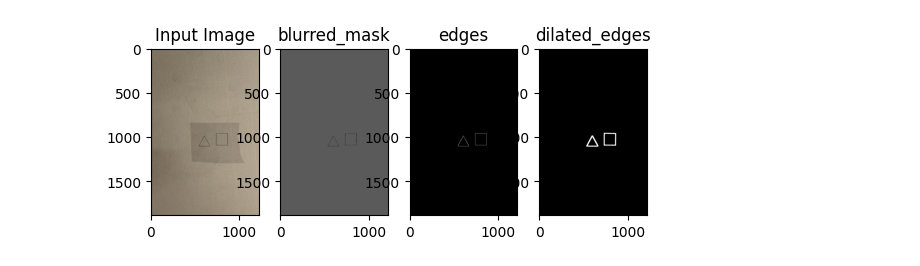
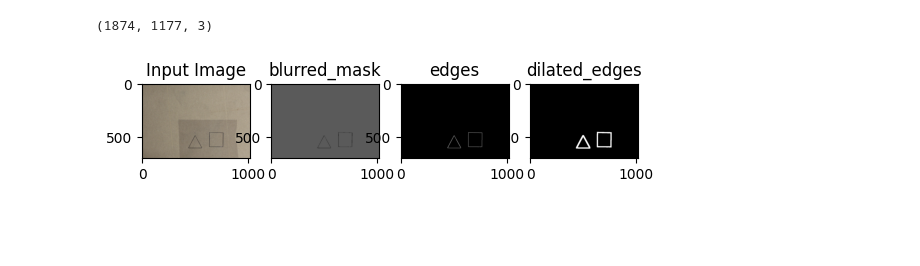
Before and after one commit to janperenic/Line-detector, a Jupyter notebook: scripts/scanner.ipynb, the cells around one changed output. Cells and saved outputs as stored; diff of their text form; code cells hidden in the pictures; blank space fills up the shorter version.

Commit message:
added image croping and implemented Nico Nielsen's camera calibration direcly in to my code

```diff
--- a/scripts/scanner.ipynb
+++ b/scripts/scanner.ipynb
@@ -80,8 +202,16 @@ upper_green = np.array([90, 255, 255])
 # Threshold the HSV image to get only green colors
 mask = cv2.inRange(hsv, lower_green, upper_green)"""
 
-img = cv2.imread("../data/line_detection_test_calib.png")
+# Images uploaded to program
+#img = cv2.imread("../data/line_detection_test_calib.png")
+# Calibrated images directly from camera calibration
+#img = cv2.imread("C:/Users/janpe/Desktop/Projekti/line_scann/camera_calibration/img_for_calibration/test2_calib_v2.png")
+img = cv2.imread("../data/img_for_calibration/test2_calib_v2.png")
 
+# Img crop
+print(img.shape)
+img = img[500:1200, 100:1119] #[top_row:bottom_row,top_columns:bottom_columns]
+# My images have size (1884, 1219, 3)
 
 scale_percent = 100 # percent of original size
 width = int(img.shape[1] * scale_percent / 100)
@@ -101,34 +231,36 @@ ret, thresh = cv2.threshold(gray, 0, 255, cv2.THRESH_BINARY_INV + cv2.THRESH_OTS
 
 blurred_mask = cv2.GaussianBlur(blackAndWhiteImage,  (3, 3), sigmaX=3)#zamenjaj thresh za mask ce zelis barvne crte
 # plt.subplot(121), plt.imshow(blackAndWhiteImage)
 # plt.subplot(122), plt.imshow(blurred_mask)
+
 
 # Canny edge detections
 edges = cv2.Canny(blurred_mask, 10, 200)
 
 # Kernel for morphological operations
 kernel = np.ones((9,9), np.uint8)
 
 # Dilate the edges
 dilated_edges = cv2.dilate(edges, kernel, iterations=1)
 
 
 # Erode the edges
 # eroded_edges = cv2.erode(dilated_edges, kernel, iterations=1)
 # erode_edges = cv2.erode(eroded_edges, kernel, iterations=1)
 
 # Display the input and output images
 plt.subplot(141), plt.imshow(cv2.cvtColor(img, cv2.COLOR_BGR2RGB)), plt.title('Input Image')
 plt.subplot(142), plt.imshow(cv2.cvtColor(blurred_mask, cv2.COLOR_GRAY2RGB)), plt.title('blurred_mask')
 plt.subplot(143), plt.imshow(cv2.cvtColor(edges, cv2.COLOR_BGR2RGB)), plt.title('edges')
 plt.subplot(144), plt.imshow(cv2.cvtColor(dilated_edges, cv2.COLOR_BGR2RGB)), plt.title('dilated_edges')
 plt.show()
 
 # Display the result
 cv2.imwrite("..\data\edge_detection.png", dilated_edges)
 cv2. destroyAllWindows()
 # %% [output]
+(1874, 1177, 3)
-[figure, old version]
+[figure, new version]
 # %%
 # Scale dxf to apropriat size
 def scale_png(png_file, scale_factor):
```
Also changed, not shown: parts of 2 cells of this notebook, 12 other files.
